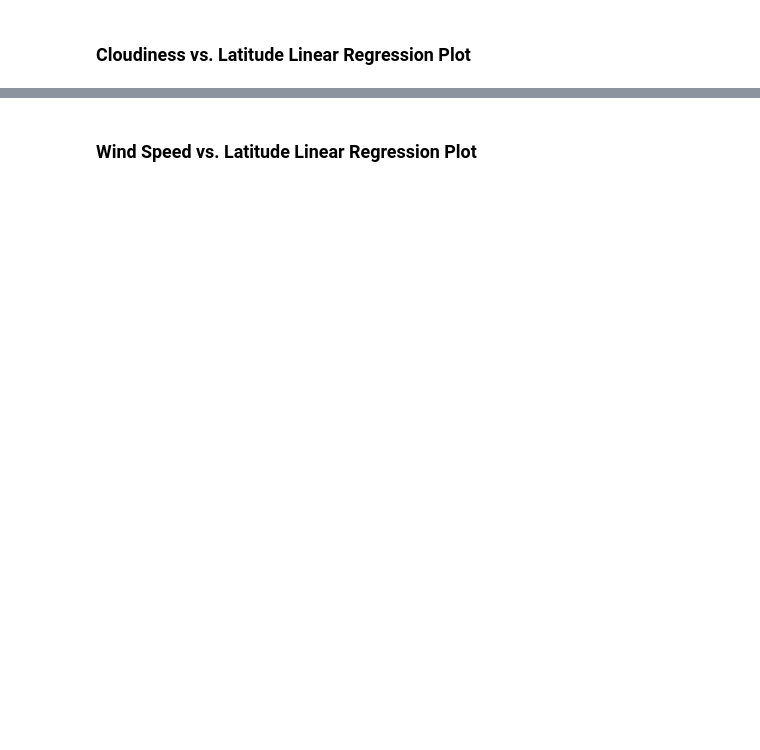
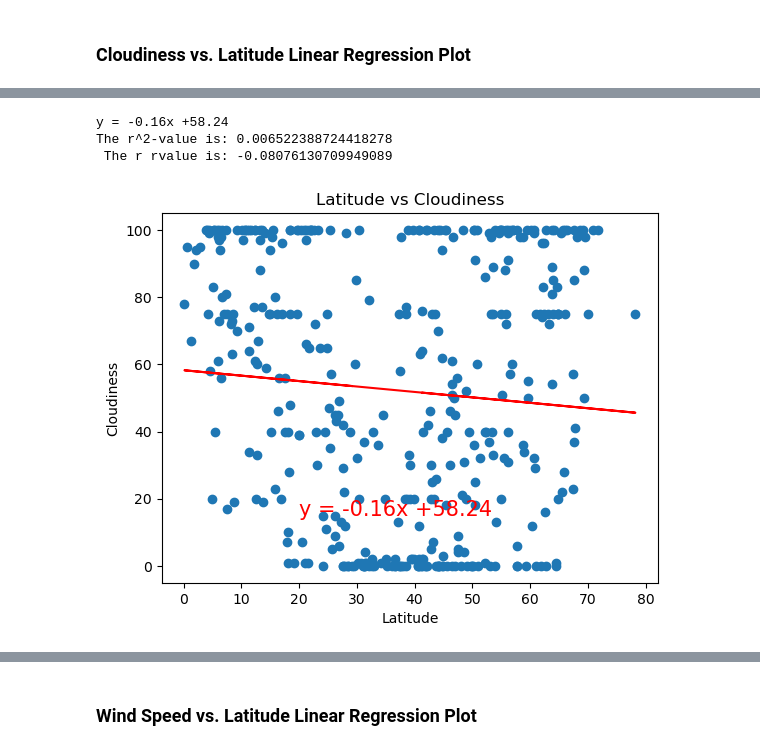
Before and after one commit to DidemBl/python-api-challenge, a Jupyter notebook: WeatherPy/WeatherPy.ipynb, the cells around one changed output, grey strips where cells are left out. Drawn from its saved outputs; the diff is of its cells as text; code cells hidden in the pictures; blank space fills up the shorter version.

```diff
--- a/WeatherPy/WeatherPy.ipynb
+++ b/WeatherPy/WeatherPy.ipynb
@@ -282,0 +367,8 @@ linear_regression(northern_hemi_df["Lat"],northern_hemi_df["Max Temp"] , "Latitu
+# %%
+# Northern Hemisphere
+linear_regression(northern_hemi_df["Lat"],northern_hemi_df["Cloudiness"] , "Latitude vs Cloudiness", "Latitude", "Cloudiness")
+# %% [output]
+y = -0.16x +58.24
+The r^2-value is: 0.006522388724418278
+ The r rvalue is: -0.08076130709949089
+[figure, added]
```
Also changed, not shown: parts of 35 cells of this notebook, 5 other files.
